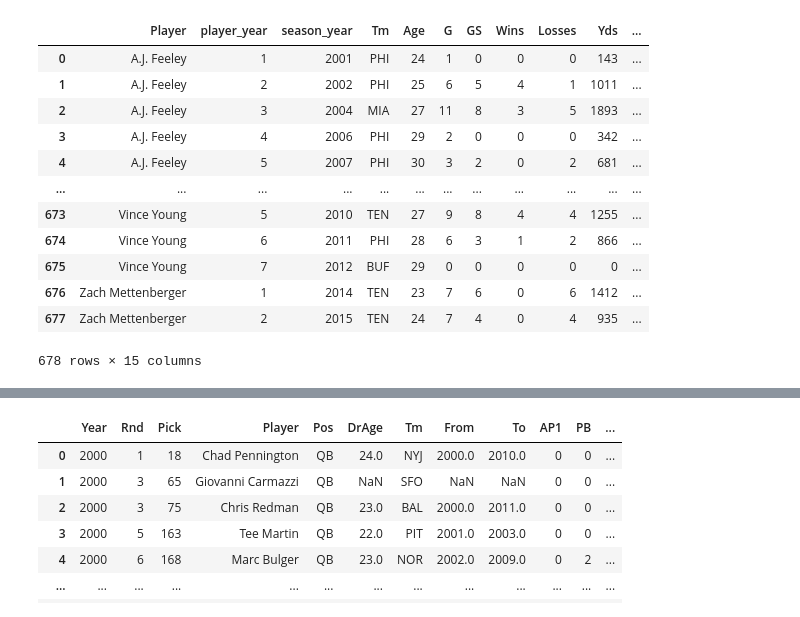
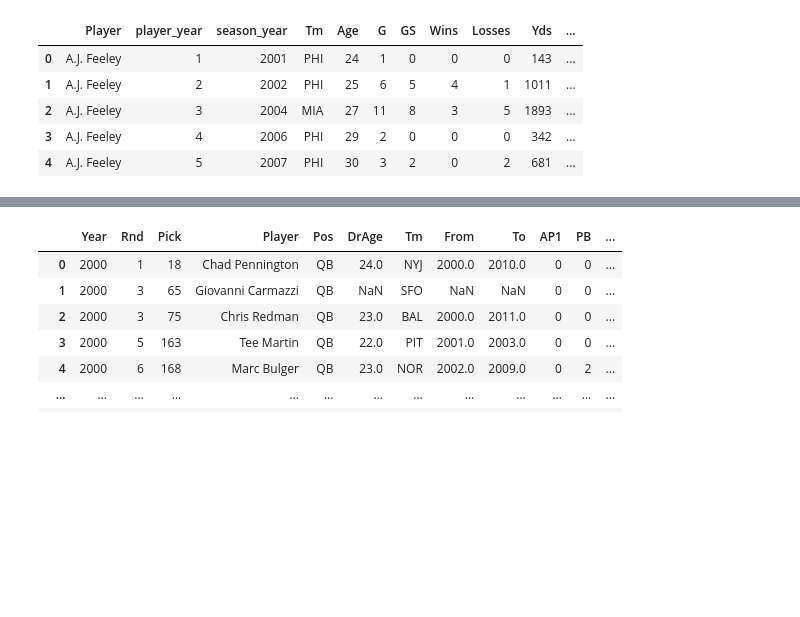
Before and after one commit to mikejackson35/mica_team, a Jupyter notebook: CC_QBDraftAnalysis.ipynb, the cells around one changed output, grey strips where cells are left out. Saved outputs shown, nothing was run; the diff lists cells and outputs as text; code cells hidden in the pictures; blank space fills up the shorter version.

```diff
--- a/CC_QBDraftAnalysis.ipynb
+++ b/CC_QBDraftAnalysis.ipynb
@@ -15,18 +15,12 @@ qb_df=pd.read_csv(qb_stats_file)
 qb_stats_df=pd.read_csv(qb_file)
 all_qbs_df=pd.read_csv(all_qbs_file)
 # %%
-qb_stats_df
+# This is the head of the QB Statistics
+qb_stats_df.head()
 # %% [output]
 |  | Player | player_year | season_year | Tm | Age | G | GS | Wins | Losses | Yds | ... |
 | 0 | A.J. Feeley | 1 | 2001 | PHI | 24 | 1 | 0 | 0 | 0 | 143 | ... |
 | 1 | A.J. Feeley | 2 | 2002 | PHI | 25 | 6 | 5 | 4 | 1 | 1011 | ... |
 | 2 | A.J. Feeley | 3 | 2004 | MIA | 27 | 11 | 8 | 3 | 5 | 1893 | ... |
 | 3 | A.J. Feeley | 4 | 2006 | PHI | 29 | 2 | 0 | 0 | 0 | 342 | ... |
 | 4 | A.J. Feeley | 5 | 2007 | PHI | 30 | 3 | 2 | 0 | 2 | 681 | ... |
-| ... | ... | ... | ... | ... | ... | ... | ... | ... | ... | ... | ... |
-| 673 | Vince Young | 5 | 2010 | TEN | 27 | 9 | 8 | 4 | 4 | 1255 | ... |
-| 674 | Vince Young | 6 | 2011 | PHI | 28 | 6 | 3 | 1 | 2 | 866 | ... |
-| 675 | Vince Young | 7 | 2012 | BUF | 29 | 0 | 0 | 0 | 0 | 0 | ... |
-| 676 | Zach Mettenberger | 1 | 2014 | TEN | 23 | 7 | 6 | 0 | 6 | 1412 | ... |
-| 677 | Zach Mettenberger | 2 | 2015 | TEN | 24 | 7 | 4 | 0 | 4 | 935 | ... |
-678 rows × 15 columns
```
Also changed, not shown: parts of 11 cells of this notebook, 10 other files.
